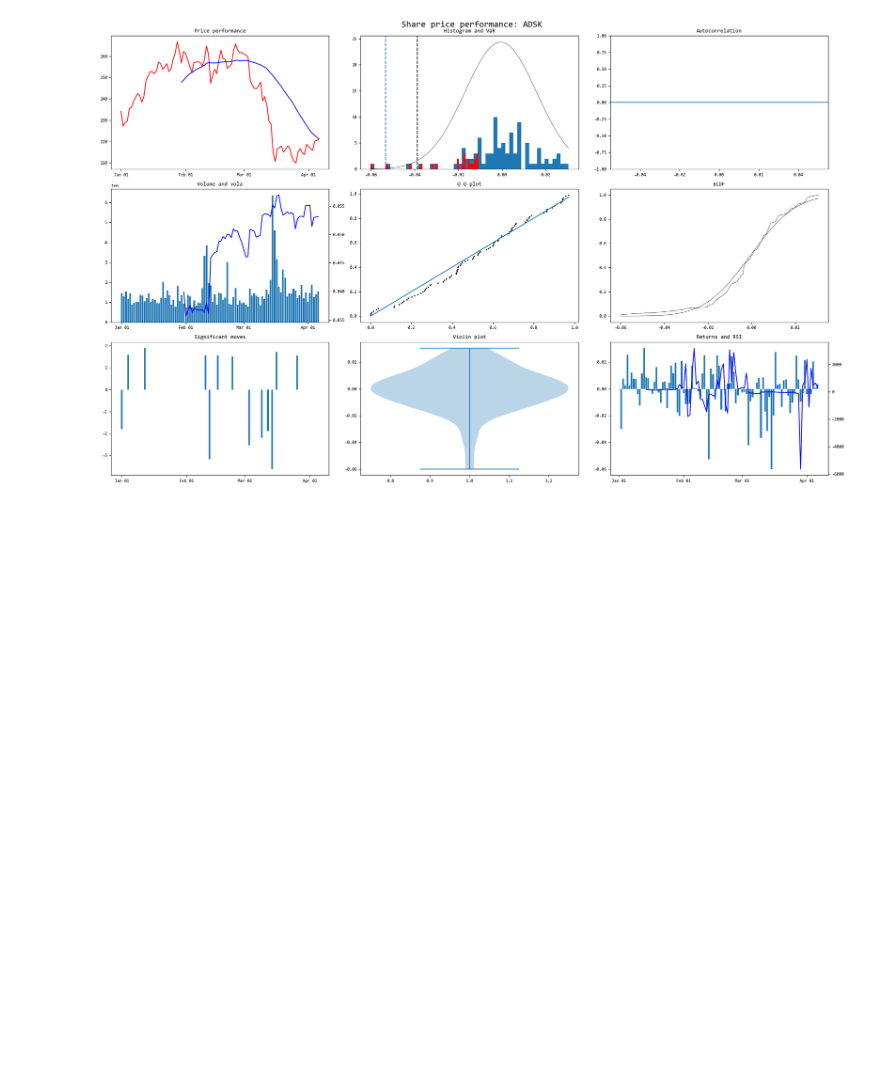
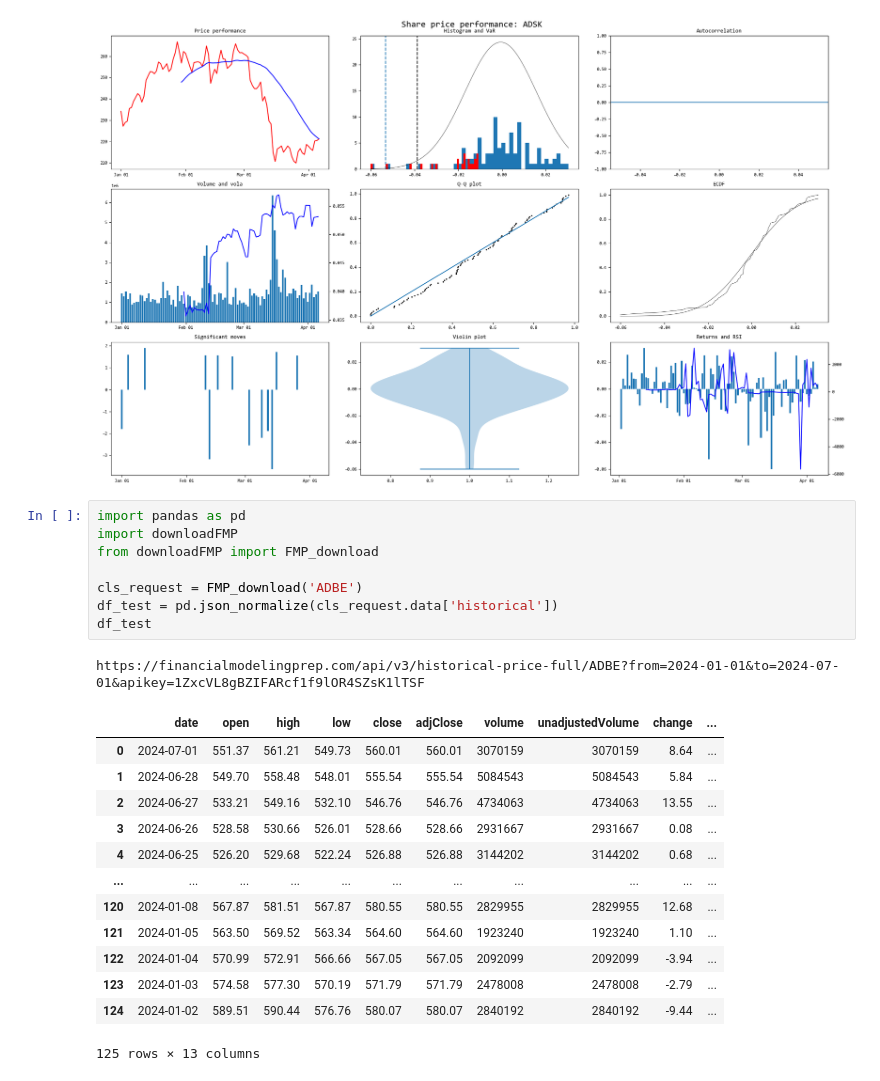
Before and after one commit to sleepper/investmentstrategies, a Jupyter notebook: Step by Step API.ipynb, the cells around one changed output. Saved outputs shown, nothing was run; the diff lists cells and outputs as text; blank space fills up the shorter version.

```diff
--- a/Step by Step API.ipynb
+++ b/Step by Step API.ipynb
@@ -496,3 +498,26 @@ plt.show
 <function matplotlib.pyplot.show(close=None, block=None)>
 <Figure size 1900x1200 with 0 Axes>
 [figure]
+# %%
+import pandas as pd
+import downloadFMP
+from downloadFMP import FMP_download
+
+cls_request = FMP_download('ADBE')
+df_test = pd.json_normalize(cls_request.data['historical'])
+df_test
+# %% [output]
+https://financialmodelingprep.com/api/v3/historical-price-full/ADBE?from=2024-01-01&to=2024-07-01&apikey=1ZxcVL8gBZIFARcf1f9lOR4SZsK1lTSF
+|  | date | open | high | low | close | adjClose | volume | unadjustedVolume | change | ... |
+| 0 | 2024-07-01 | 551.37 | 561.21 | 549.73 | 560.01 | 560.01 | 3070159 | 3070159 | 8.64 | ... |
+| 1 | 2024-06-28 | 549.70 | 558.48 | 548.01 | 555.54 | 555.54 | 5084543 | 5084543 | 5.84 | ... |
+| 2 | 2024-06-27 | 533.21 | 549.16 | 532.10 | 546.76 | 546.76 | 4734063 | 4734063 | 13.55 | ... |
+| 3 | 2024-06-26 | 528.58 | 530.66 | 526.01 | 528.66 | 528.66 | 2931667 | 2931667 | 0.08 | ... |
+| 4 | 2024-06-25 | 526.20 | 529.68 | 522.24 | 526.88 | 526.88 | 3144202 | 3144202 | 0.68 | ... |
+| ... | ... | ... | ... | ... | ... | ... | ... | ... | ... | ... |
+| 120 | 2024-01-08 | 567.87 | 581.51 | 567.87 | 580.55 | 580.55 | 2829955 | 2829955 | 12.68 | ... |
+| 121 | 2024-01-05 | 563.50 | 569.52 | 563.34 | 564.60 | 564.60 | 1923240 | 1923240 | 1.10 | ... |
+| 122 | 2024-01-04 | 570.99 | 572.91 | 566.66 | 567.05 | 567.05 | 2092099 | 2092099 | -3.94 | ... |
+| 123 | 2024-01-03 | 574.58 | 577.30 | 570.19 | 571.79 | 571.79 | 2478008 | 2478008 | -2.79 | ... |
+| 124 | 2024-01-02 | 589.51 | 590.44 | 576.76 | 580.07 | 580.07 | 2840192 | 2840192 | -9.44 | ... |
+125 rows × 13 columns
```
Also changed, not shown: parts of 1 cell of this notebook, 11 other files.
